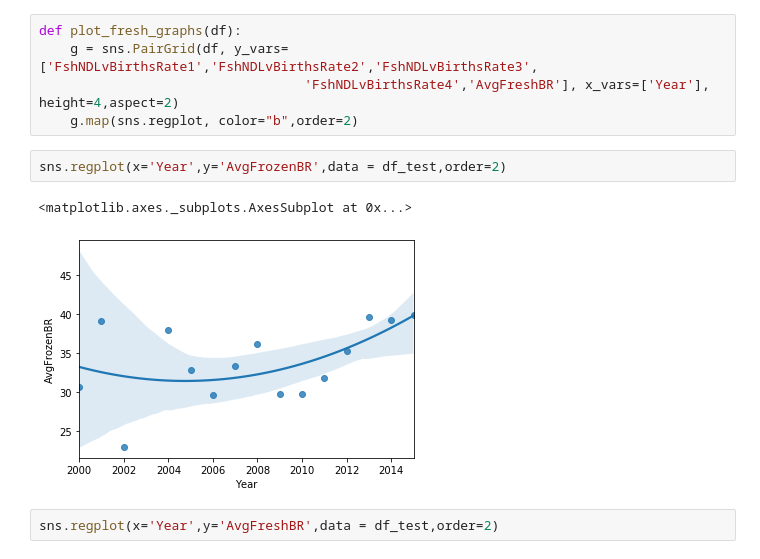
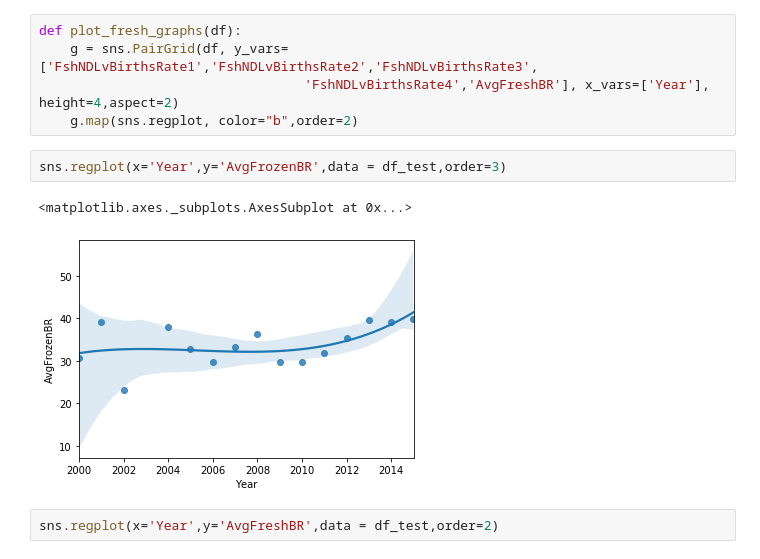
Before and after one commit to jberger1221/Insight, a Jupyter notebook: Clean_Data.ipynb, the cells around one changed output. Drawn from its saved outputs; the diff is of its cells as text.

```diff
--- a/Clean_Data.ipynb
+++ b/Clean_Data.ipynb
@@ -419,10 +430,10 @@ def plot_fresh_graphs(df):
                                   'FshNDLvBirthsRate4','AvgFreshBR'], x_vars=['Year'], height=4,aspect=2)
     g.map(sns.regplot, color="b",order=2)
 # %%
-sns.regplot(x='Year',y='AvgFrozenBR',data = df_test,order=2)
+sns.regplot(x='Year',y='AvgFrozenBR',data = df_test,order=3)
 # %% [output]
 <matplotlib.axes._subplots.AxesSubplot at 0x...>
-[figure, old version]
+[figure, new version]
 # %%
 sns.regplot(x='Year',y='AvgFreshBR',data = df_test,order=2)
 # %% [output]
```
Also changed, not shown: parts of 65 cells of this notebook.
